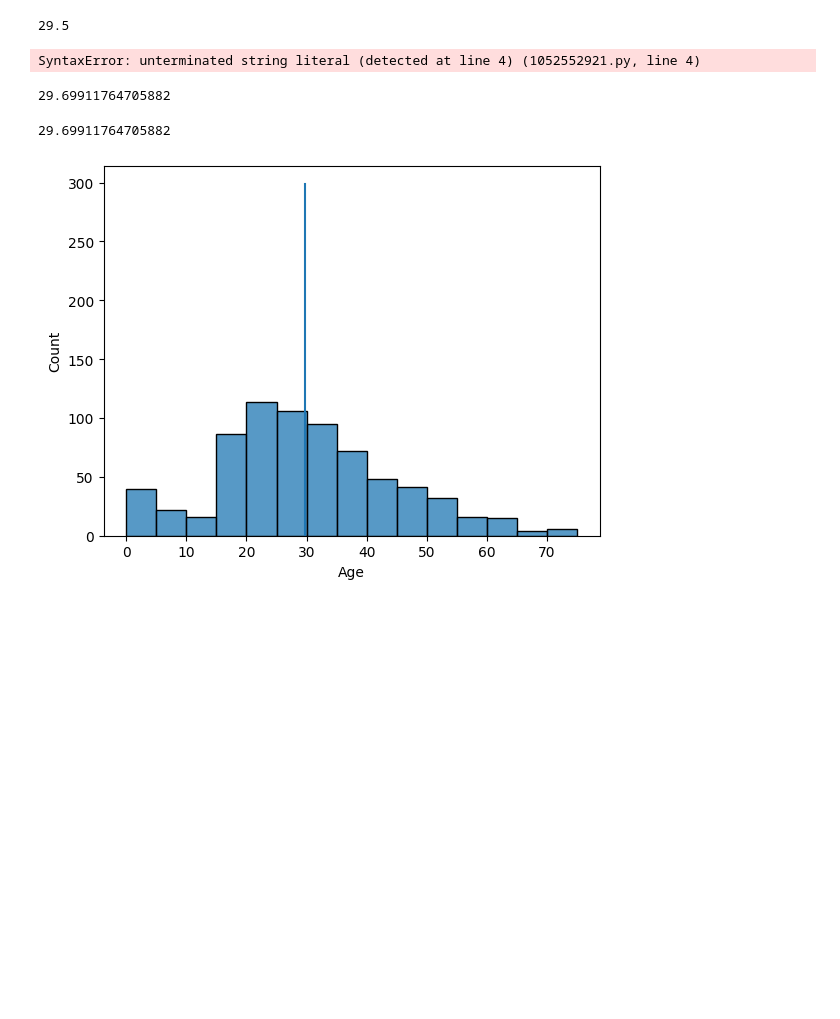
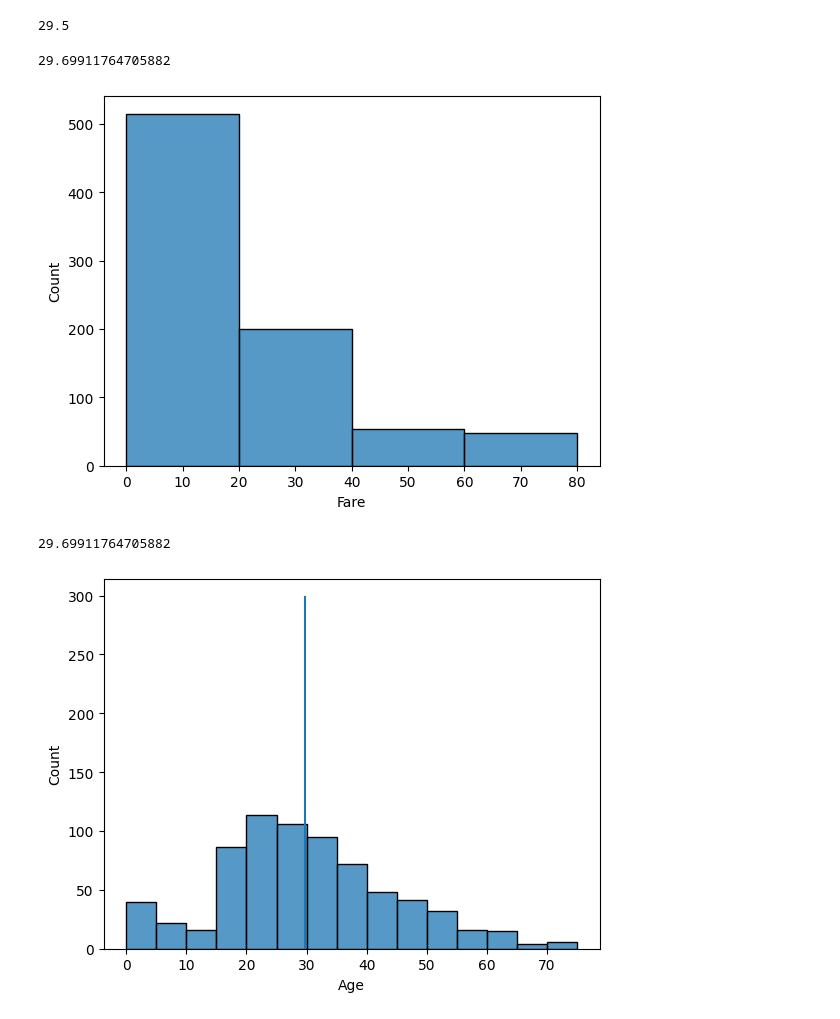
Before and after one commit to syedali254/Data-science, a Jupyter notebook: Untitled.ipynb, the cells around one changed output. Saved outputs shown, nothing was run; the diff lists cells and outputs as text; code cells hidden in the pictures; blank space fills up the shorter version.

```diff
--- a/Untitled.ipynb
+++ b/Untitled.ipynb
@@ -8,10 +8,6 @@ print(np.mean(data))
 # %%
 import numpy as np
 import pandas as pd
-
-df=pd.read_csv("dataset_name
-# %% [output]
-SyntaxError: unterminated string literal (detected at line 4) (1052552921.py, line 4)
 # %%
 import numpy as np
 import pandas as pd
@@ -22,6 +18,14 @@ df.head()
 print(np.mean(df["Age"]))
 # %% [output]
 29.69911764705882
+# %%
+import matplotlib.pyplot as plt
+import seaborn as sns
+
+sns.histplot(df["Fare"],bins=[i for i in range(0,100,20)])
+plt.show()
+# %% [output]
+[figure, added]
 # %%
 import numpy as np
 import pandas as pd
```
Also changed, not shown: parts of 19 cells of this notebook, 1 other file.
